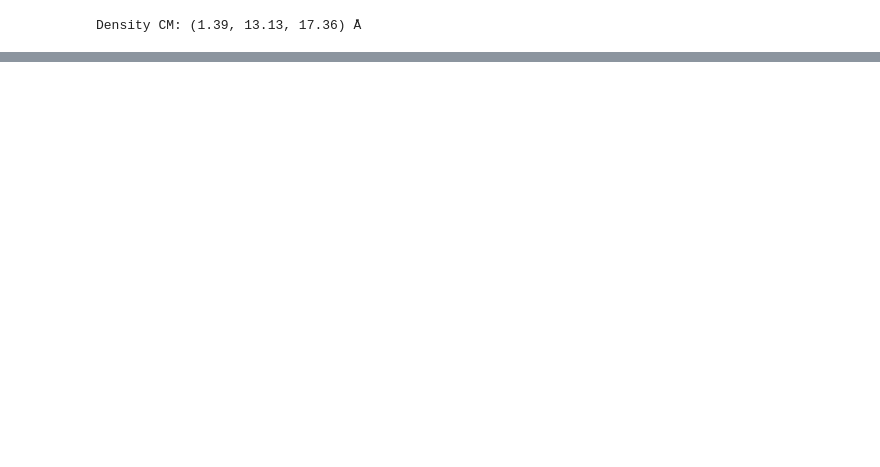
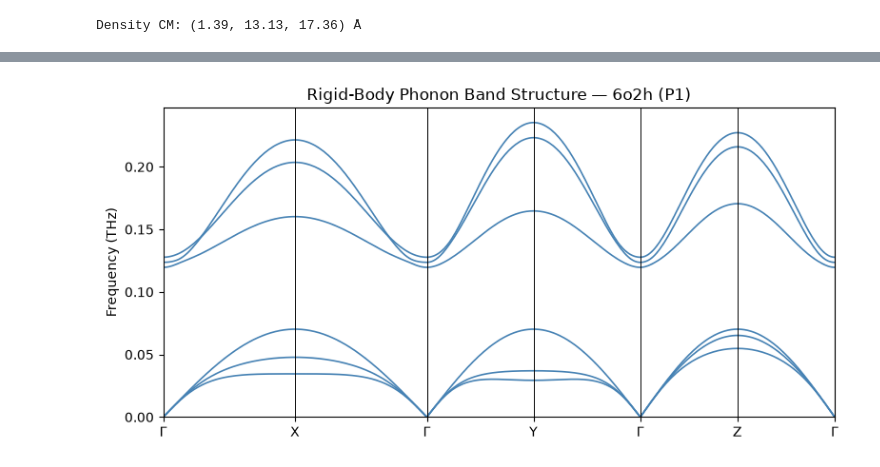
Before and after one commit to diff-use/goodvibes, a Jupyter notebook: sandbox/other-steve/202609/rigid_body_diffuse_6o2h.ipynb, the cells around one changed output, grey strips where cells are left out. Drawn from its saved outputs; the diff is of its cells as text; code cells hidden in the pictures; blank space fills up the shorter version.

Commit message:
Making more progress on fitting to the real diffuse scattering data.
Making progress on fitting to real diffuse data.

```diff
--- a/sandbox/other-steve/202609/rigid_body_diffuse_6o2h.ipynb
+++ b/sandbox/other-steve/202609/rigid_body_diffuse_6o2h.ipynb
@@ -949,0 +488,34 @@ appears as a bright halo on the log-scale map.
+# %%
+HSP = {'Γ':np.array([0.,0.,0.]),'X':np.array([.5,0.,0.]),
+       'Y':np.array([0.,.5,0.]),'Z':np.array([0.,0.,.5])}
+path_labels = ['Γ','X','Γ','Y','Γ','Z','Γ']
+N_seg = 60
+
+q_frac, tick_idx = [], [0]
+for seg in range(len(path_labels)-1):
+    p0, p1 = HSP[path_labels[seg]], HSP[path_labels[seg+1]]
+    last = (seg == len(path_labels)-2)
+    for t in np.linspace(0, 1, N_seg, endpoint=last):
+        q_frac.append(p0*(1-t)+p1*t)
+    if not last: tick_idx.append(len(q_frac))
+tick_idx.append(len(q_frac)-1)
+
+q_frac  = np.array(q_frac)
+q_cart  = (B_recip @ q_frac.T).T
+freqs_bs = []
+for q in q_cart:
+    D  = dynamical_matrix(q, unique, K_lab_iso)
+    ev = np.linalg.eigvalsh((Msq_inv @ D @ Msq_inv.T).real)
+    freqs_bs.append(np.sqrt(np.maximum(ev,0)) * freq_unit)
+freqs_bs = np.array(freqs_bs)
+
+x = np.concatenate([[0], np.cumsum(np.linalg.norm(np.diff(q_cart,axis=0),axis=1))])
+fig, ax = plt.subplots(figsize=(8,4))
+ax.plot(x, freqs_bs, color='steelblue', lw=1.2)
+for ti in tick_idx: ax.axvline(x[ti], color='k', lw=0.7)
+ax.set_xticks([x[ti] for ti in tick_idx]); ax.set_xticklabels(path_labels)
+ax.set_ylabel('Frequency (THz)'); ax.set_xlim(x[0],x[-1]); ax.set_ylim(0)
+ax.set_title('Rigid-Body Phonon Band Structure — 6o2h (P1)')
+plt.tight_layout(); plt.savefig('band_structure.png', dpi=150); plt.show()
+# %% [output]
+[figure, added]
```
Also changed, not shown: parts of 68 cells of this notebook, 24 other files.
